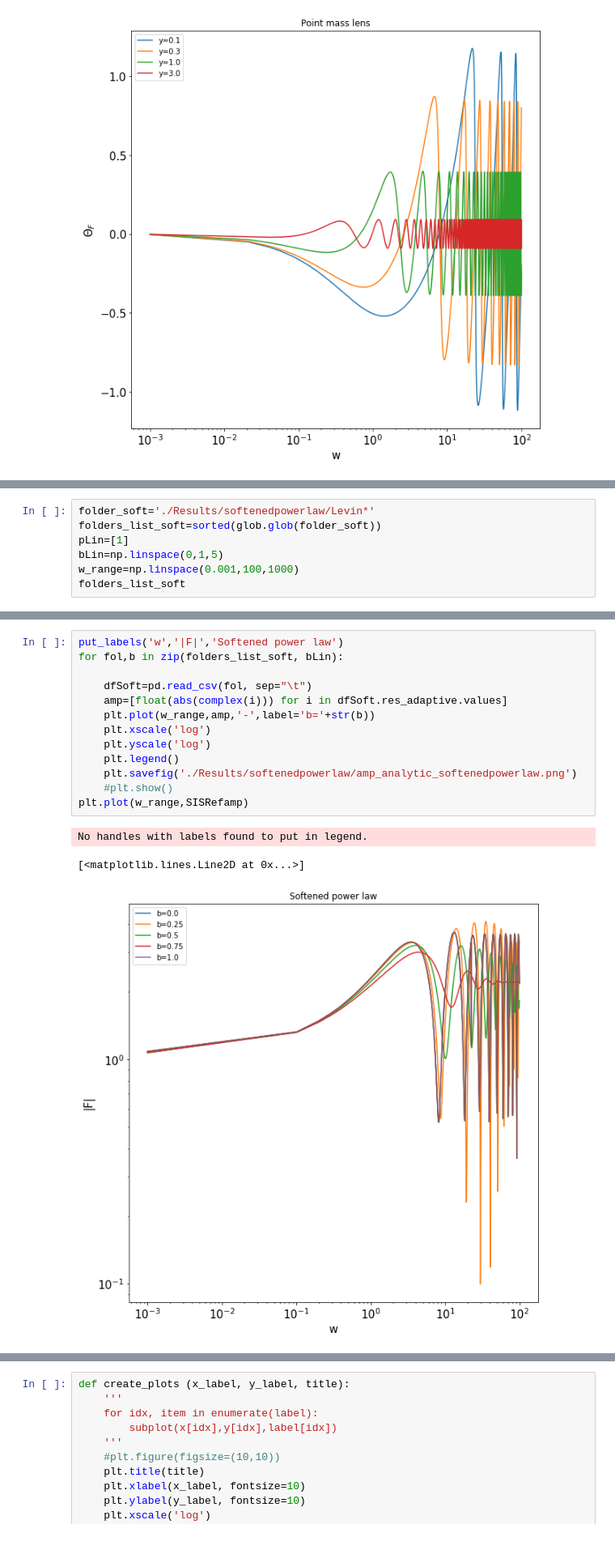
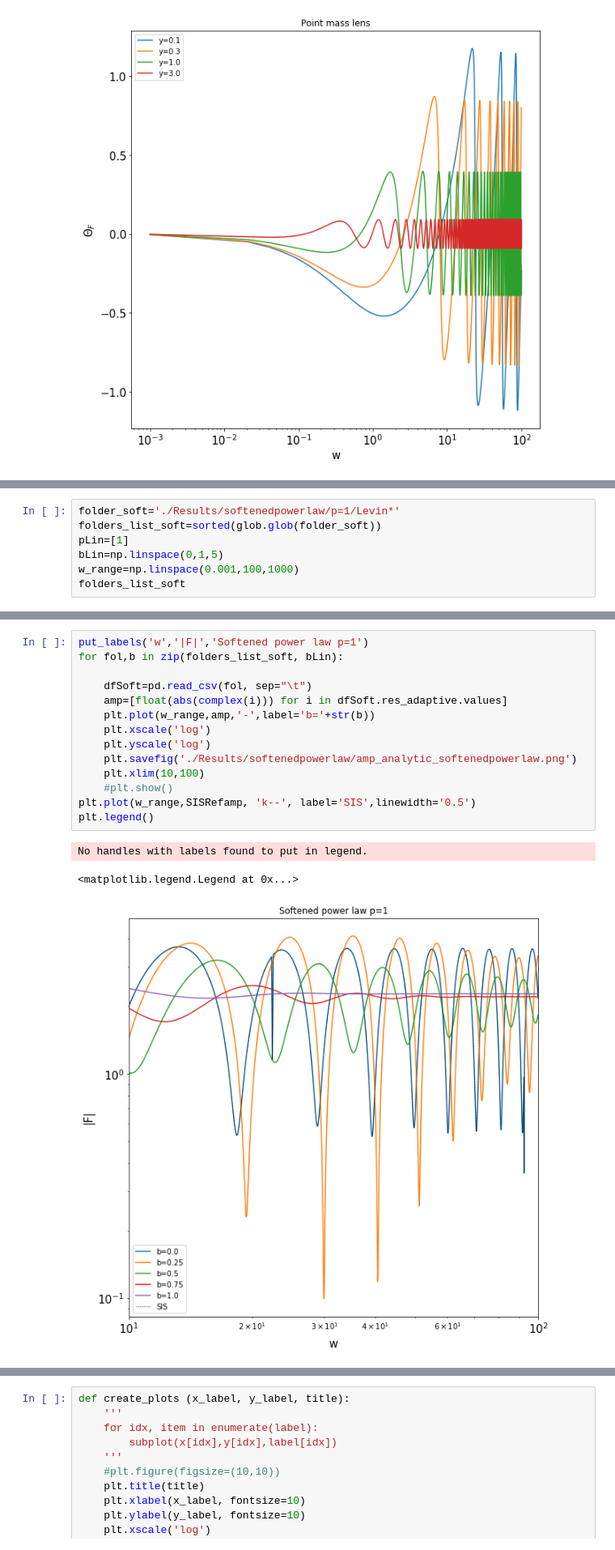
Before and after one commit to margres/Master-thesis, a Jupyter notebook: plot_levin.ipynb, the cells around one changed output, grey strips where cells are left out. Shown at 81% size. Saved outputs shown, nothing was run; the diff lists cells and outputs as text.

```diff
--- a/plot_levin.ipynb
+++ b/plot_levin.ipynb
@@ -345,5 +345,5 @@ No handles with labels found to put in legend.
 # %%
-folder_soft='./Results/softenedpowerlaw/Levin*'
+folder_soft='./Results/softenedpowerlaw/p=1/Levin*'
 folders_list_soft=sorted(glob.glob(folder_soft))
 pLin=[1]
 bLin=np.linspace(0,1,5)
@@ -359,18 +358,19 @@ folders_list_soft
 # %%
-put_labels('w','|F|','Softened power law')
+put_labels('w','|F|','Softened power law p=1')
 for fol,b in zip(folders_list_soft, bLin):
 
     dfSoft=pd.read_csv(fol, sep="\t")
     amp=[float(abs(complex(i))) for i in dfSoft.res_adaptive.values]
     plt.plot(w_range,amp,'-',label='b='+str(b))
     plt.xscale('log')
     plt.yscale('log')
-    plt.legend()
     plt.savefig('./Results/softenedpowerlaw/amp_analytic_softenedpowerlaw.png')
+    plt.xlim(10,100)
     #plt.show()
-plt.plot(w_range,SISRefamp)
+plt.plot(w_range,SISRefamp, 'k--', label='SIS',linewidth='0.5')
+plt.legend()
 # %% [output]
 No handles with labels found to put in legend.
-[<matplotlib.lines.Line2D at 0x...>]
+<matplotlib.legend.Legend at 0x...>
-[figure, old version]
+[figure, new version]
 # %%
```
Also changed, not shown: parts of 16 cells of this notebook, 37 other files.
